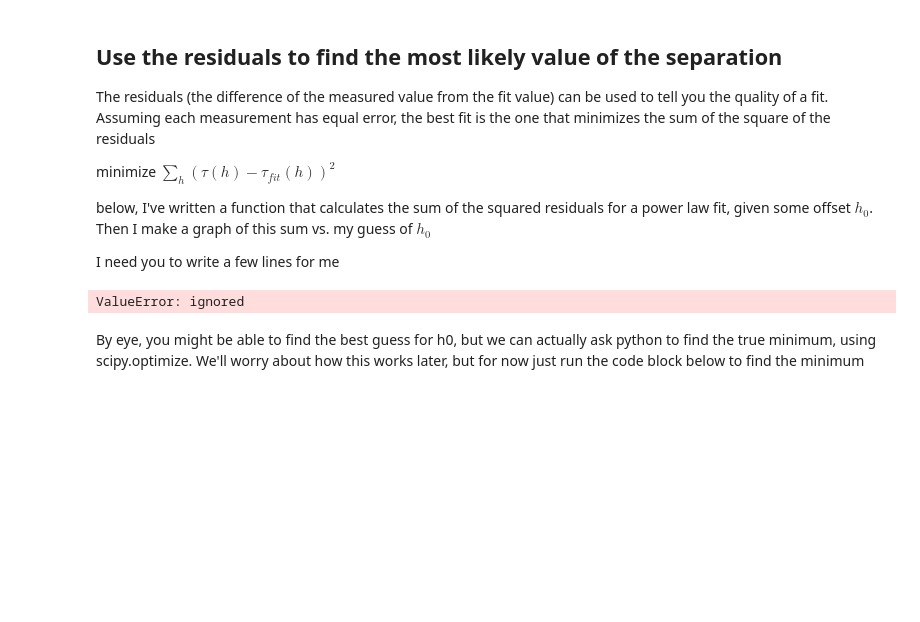
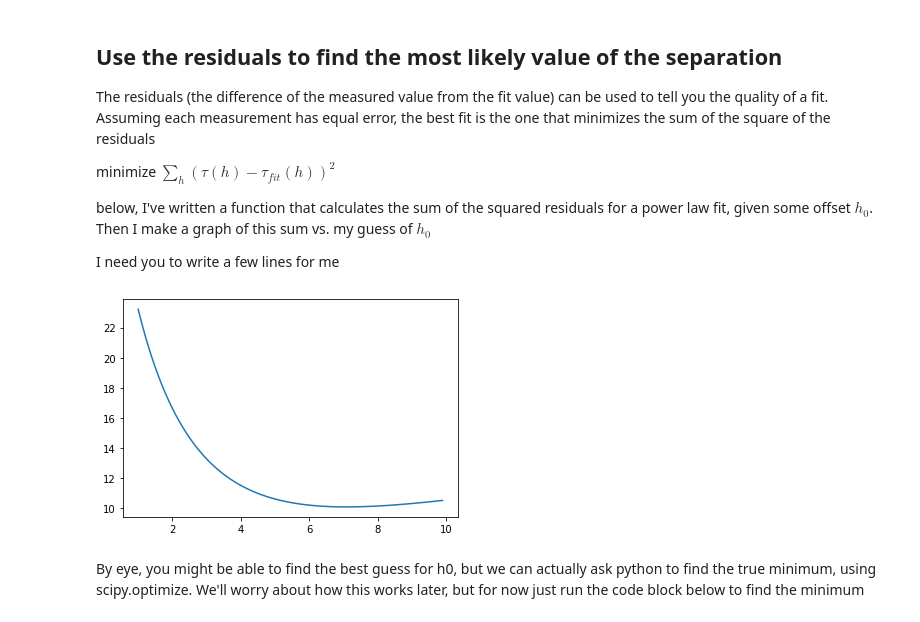
Before and after one commit to NYUExperimentalPhysics1-2021/labanalysis2-jaylan-wu, a Jupyter notebook: LabAnalysis2.ipynb, the cells around one changed output. Drawn from its saved outputs; the diff is of its cells as text; code cells hidden in the pictures; blank space fills up the shorter version.

```diff
--- a/LabAnalysis2.ipynb
+++ b/LabAnalysis2.ipynb
@@ -501,19 +501,18 @@ I need you to write a few lines for me
 # %%
 def powerLawResidualSqSum(h, tau, h0):
   x = np.log(h + h0)
   y = np.log(tau)
   m,b,yfit = fitLine(x,y)
   tau_fit = np.exp(yfit)
-  return ((tau - tau_fit) ** 2) #CODE 22: sum of tau - tau_fit squared
-
+  return np.sum((tau - tau_fit) ** 2) #CODE 22: sum of tau - tau_fit squared
 
 offset = np.arange(1,10,.1)
 residsq = offset*0
 for i in range(len(offset)):
   residsq[i] = powerLawResidualSqSum(lg_h, lg_tau, offset[i]) #CODE 23: use the function above to calculate the residual for lg_h, lg_tau and offset[i]
 plt.plot(offset, residsq);
 # %% [output]
-ValueError: ignored
+[figure, added]
 # %% [markdown]
 By eye, you might be able to find the best guess for h0, but we can actually ask python to find the true minimum, using scipy.optimize. We'll worry about how this works later, but for now just run the code block below to find the minimum
 # %%
```
Also changed, not shown: parts of 2 cells of this notebook.
